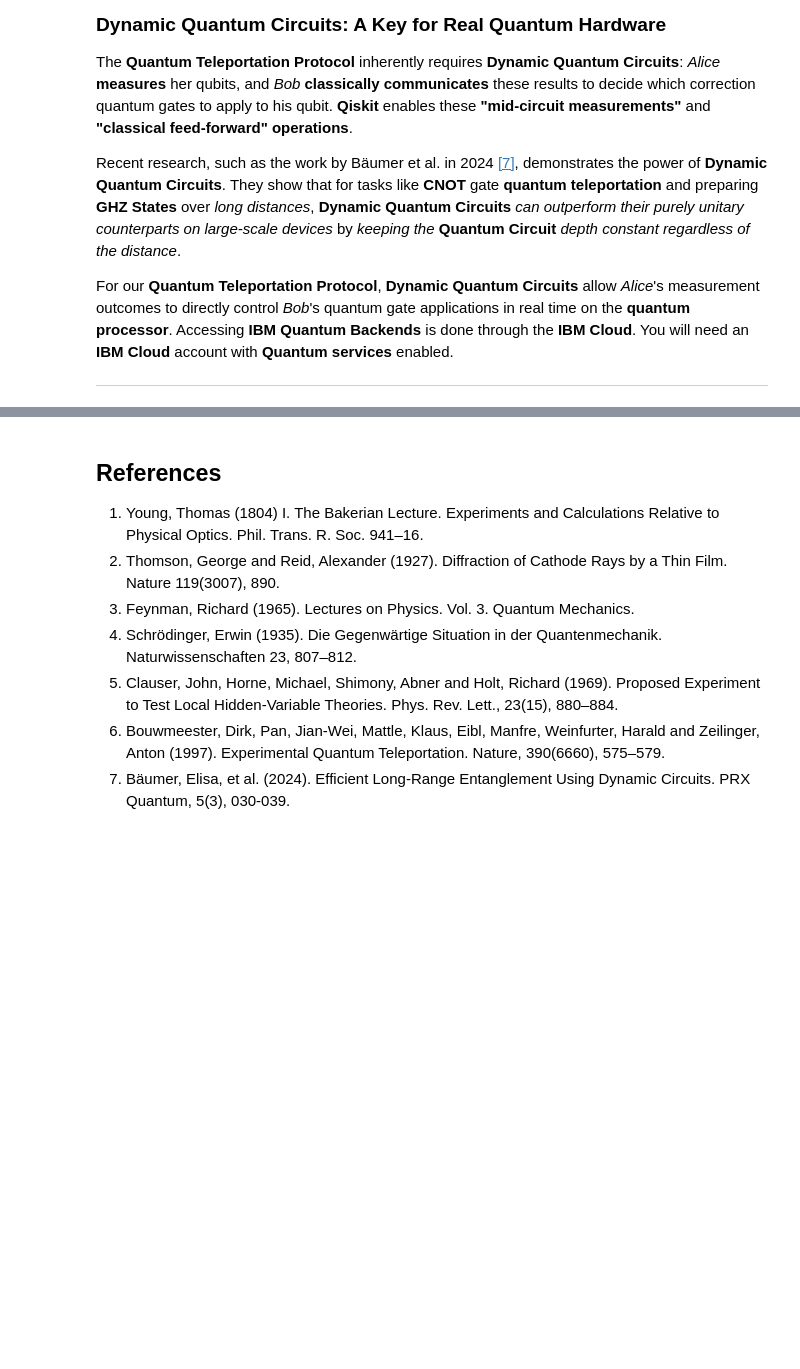
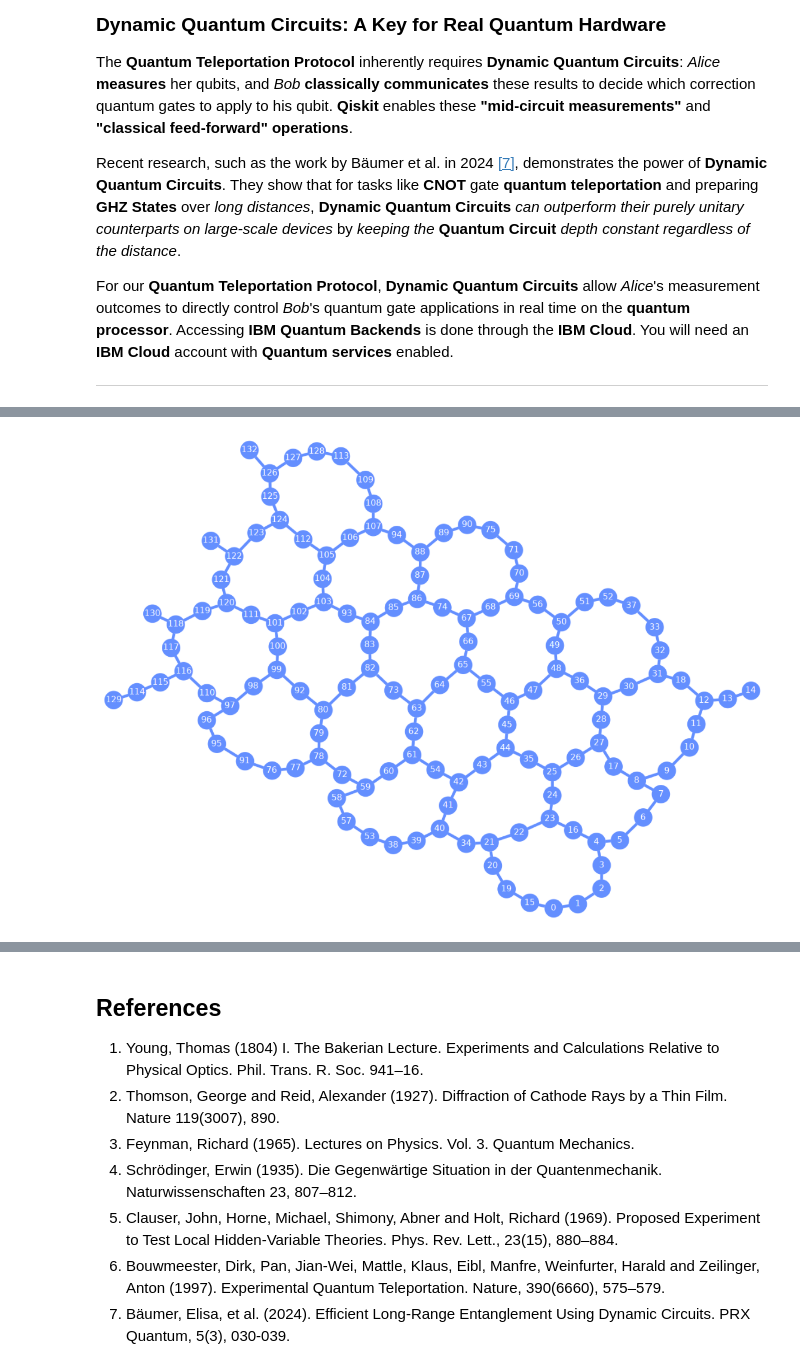
Before and after one commit to rubenandrebarreiro/ibm-qiskit-global-summer-school-2025, a Jupyter notebook: labs/jupyter-notebooks/lab-1-recreating-famous-experiments-at-home.ipynb, the cells around one changed output, grey strips where cells are left out. Drawn from its saved outputs; the diff is of its cells as text; code cells hidden in the pictures; blank space fills up the shorter version.

```diff
--- a/labs/jupyter-notebooks/lab-1-recreating-famous-experiments-at-home.ipynb
+++ b/labs/jupyter-notebooks/lab-1-recreating-famous-experiments-at-home.ipynb
@@ -2260,0 +2411,10 @@ Good luck pushing the limits of **quantum state** transfer! Share your try and r
+# %%
+# Retrieve the least busy Backend
+# retrieved from the Qiskit's Runtime Service
+# for the Qiskit Global Summer School 2025
+least_busy_backend = service.least_busy()
+
+# Print the name of the least busy Backend
+# retrieved from the Qiskit's Runtime Service
+# for the Qiskit Global Summer School 2025
+print("The least busy Backend is:", least_busy_backend.name)
@@ -2260,0 +2423,82 @@ Good luck pushing the limits of **quantum state** transfer! Share your try and r
+# %%
+# Import the Plot Gate Map module
+# from the Qiskit's Visualization module
+from qiskit.visualization import plot_gate_map
+
+# Import the ceiling module from
+# the Mahematics built-in library
+from math import ceil
+
+
+# Retrieve the configuration of the least busy
+# Backend retrieved from the Qiskit's Runtime Service
+# for the Qiskit Global Summer School 2025
+least_busy_backend_configuration = least_busy_backend.configuration()
+
+# Retrieve the Coupling Map of the least busy
+# Backend retrieved from the Qiskit's Runtime Service
+# for the Qiskit Global Summer School 2025
+least_busy_backend_coupling_map = least_busy_backend_configuration.coupling_map
+
+# Print the Coupling Map of the least busy Backend
+# retrieved from the Qiskit's Runtime Service
+# for the Qiskit Global Summer School 2025
+print(f"\033[1mCoupling Map of {least_busy_backend.name}'s QPU:\033[0m")
+
+
+# For every index of batch of pairs of
+# connected qubits in the Coupling Map of
+# the least busy Backend retrieved
+# from the Qiskit's Runtime Service
+# for the Qiskit Global Summer School 2025
+for i in range(ceil(len(least_busy_backend_coupling_map) / 6)):
+
+    # If the batch of pairs of
+    # connected qubits in the Coupling Map of
+    # the least busy Backend retrieved
+    # from the Qiskit's Runtime Service
+    # for the Qiskit Global Summer School 2025
+    # is the first one of them all
+    if i == 0:
+
+        # Print the first batch of pairs of
+        # connected qubits in the Coupling Map of
+        # the least busy Backend retrieved
+        # from the Qiskit's Runtime Service
+        # for the Qiskit Global Summer School 2025
+        print(f"- {least_busy_backend_coupling_map[:6]}")
+
+    # If the batch of pairs of
+    # connected qubits in the Coupling Map of
+    # the least busy Backend retrieved
+    # from the Qiskit's Runtime Service
+    # for the Qiskit Global Summer School 2025
+    # is not the first one of them all
+    else:
+
+        # Print the remaining batches of pairs of
+        # connected qubits in the Coupling Map of
+        # the least busy Backend retrieved
+        # from the Qiskit's Runtime Service
+        # for the Qiskit Global Summer School 2025
+        print(f"  {least_busy_backend_coupling_map[6 * i:6 * (i + 1)]}")
+
+
+# Print a blank line
+print()
+
+# Print a blank line
+print()
+
+# Print the Coupling Map of the least busy Backend
+# retrieved from the Qiskit's Runtime Service
+# for the Qiskit Global Summer School 2025
+print(f"\033[1mQuantum Gate and Qubit Connectivity Map of " +\
+      f"{least_busy_backend.name}'s QPU:\033[0m")
+
+# Visualizes the qubit connectivity of
+# the least busy Backend retrieved
+# from the Qiskit's Runtime Service
+# for the Qiskit Global Summer School 2025
+display(plot_gate_map(least_busy_backend))
+# %% [output]
@@ -2260,0 +2522 @@ Good luck pushing the limits of **quantum state** transfer! Share your try and r
+[figure, added]
```
Also changed, not shown: parts of 93 cells of this notebook.
